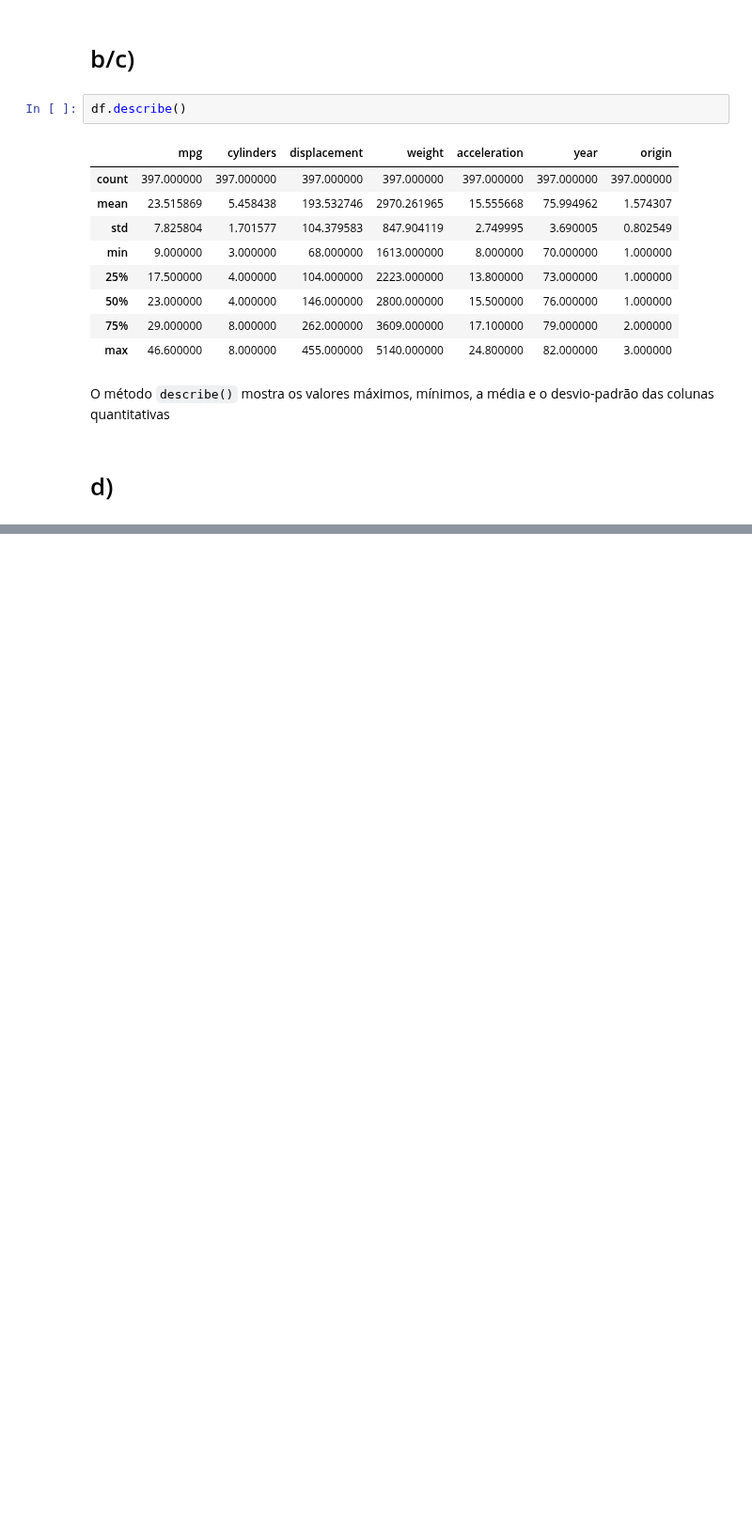
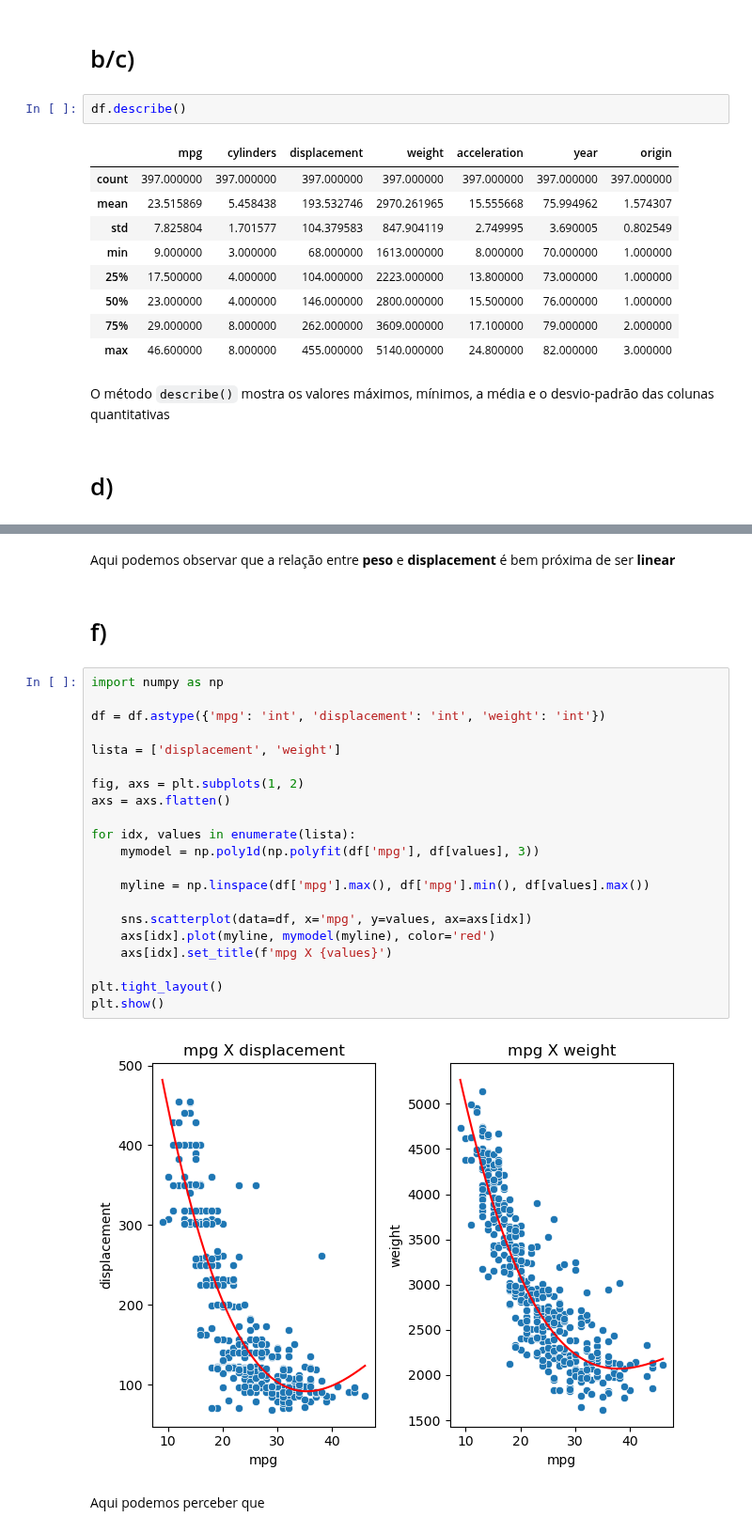
Before and after one commit to josinovmota/Defeating-An-introduction-to-statistical-learning, a Jupyter notebook: Exercises/2.4 Exercises(Statistical Learning)/main.ipynb, the cells around one changed output, grey strips where cells are left out. Shown at 94% size. Saved outputs shown, nothing was run; the diff lists cells and outputs as text; blank space fills up the shorter version.

```diff
--- a/Exercises/2.4 Exercises(Statistical Learning)/main.ipynb
+++ b/Exercises/2.4 Exercises(Statistical Learning)/main.ipynb
@@ -154,0 +184,29 @@
+# %% [markdown]
+Aqui podemos observar que a relação entre **peso** e **displacement** é bem próxima de ser **linear**
+# %% [markdown]
+# f)
+# %%
+import numpy as np
+
+df = df.astype({'mpg': 'int', 'displacement': 'int', 'weight': 'int'})
+
+lista = ['displacement', 'weight']
+
+fig, axs = plt.subplots(1, 2)
+axs = axs.flatten()
+
+for idx, values in enumerate(lista):
+    mymodel = np.poly1d(np.polyfit(df['mpg'], df[values], 3))
+
+    myline = np.linspace(df['mpg'].max(), df['mpg'].min(), df[values].max())
+
+    sns.scatterplot(data=df, x='mpg', y=values, ax=axs[idx])
+    axs[idx].plot(myline, mymodel(myline), color='red')
+    axs[idx].set_title(f'mpg X {values}')
+
+plt.tight_layout()
+plt.show()
+# %% [output]
+[figure, added]
+# %% [markdown]
+Aqui podemos perceber que
```
Also changed, not shown: parts of 5 cells of this notebook.
